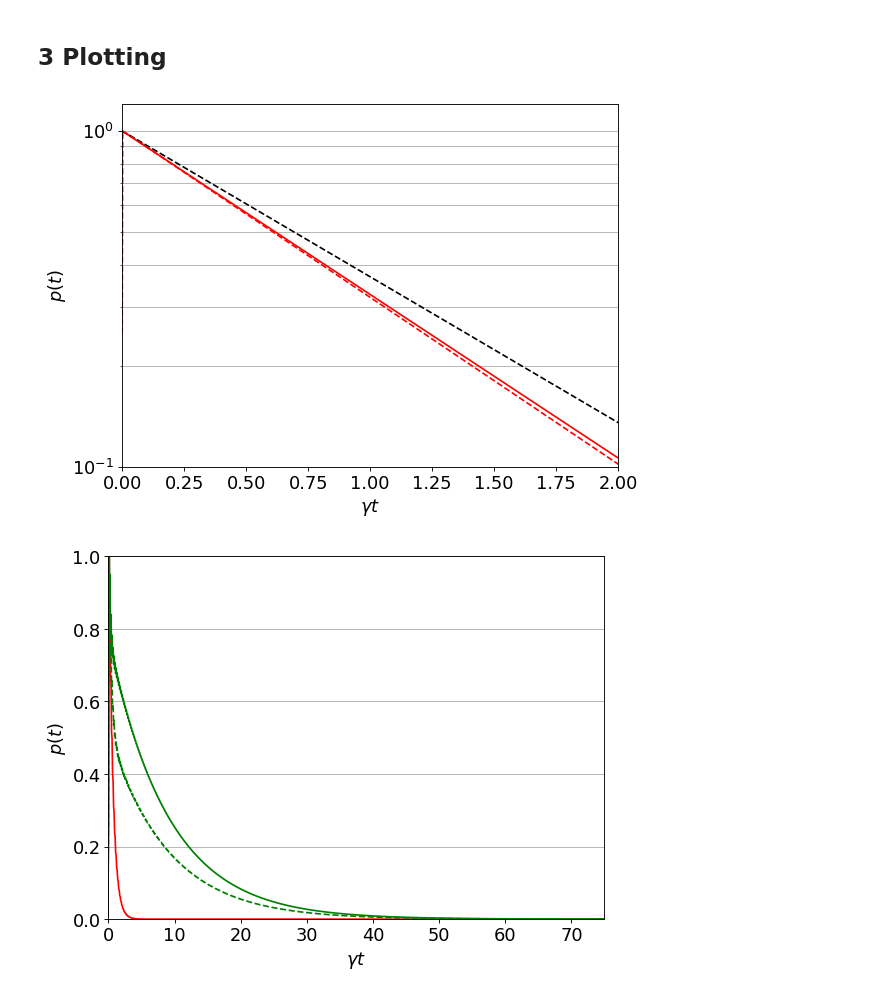
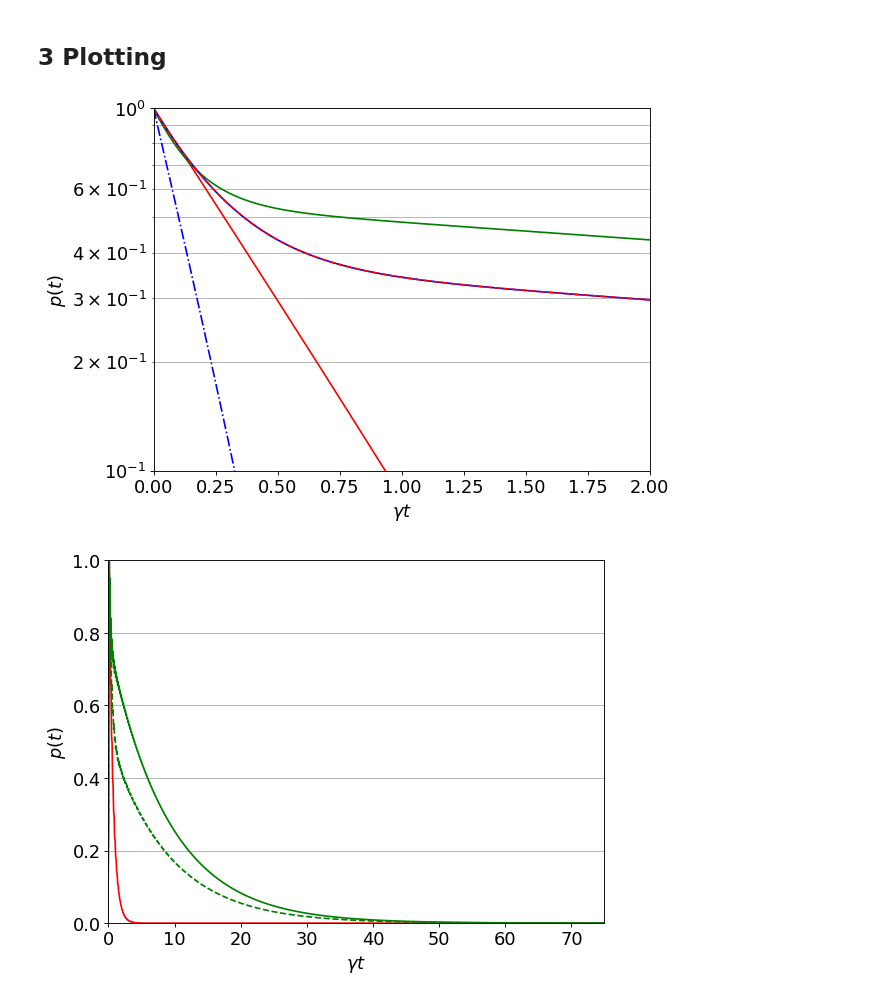
Before and after one commit to ViacheslavP/calculations, a Jupyter notebook: moller_evo.ipynb, the cells around one changed output. Drawn from its saved outputs; the diff is of its cells as text; code cells hidden in the pictures.

```diff
--- a/moller_evo.ipynb
+++ b/moller_evo.ipynb
@@ -134,9 +153,9 @@ ods.RADIATION_MODES_MODEL = True
 
 $$|i\rangle = \sum_{n\in\text{All atoms}} exp(\text{i} \pi n ) \times |g_1, g_2, ..., e_n, ... g_N\rangle$$
 # %%
-noa = 3
-ods.RADIATION_MODES_MODEL = 1
-ods.VACUUM_DECAY = 1
+
+ods.RADIATION_MODES_MODEL = 0
+ods.VACUUM_DECAY = 0
 ods.PAIRS = False
 ods.RANDOM_PHASE = False
 ods.PHASE = np.pi
@@ -167,7 +182,7 @@ Current ensemble calculation time is  2.7829082012176514 s
 # %%
 ods.RADIATION_MODES_MODEL = 0
 ods.VACUUM_DECAY = 0
-ods.PAIRS = True
+ods.PAIRS = False
 ods.RANDOM_PHASE = True
 ods.PHASE = np.pi
 args['nat'] = noa//3
@@ -213,7 +237,7 @@ ods.EDGE_STABILIY = False
 args['nat'] = noa
 args['s'] = 'resonator'
 args['d'] = 1.5
-ods.LMDA = 1.
+ods.LMDA = 0*1.
 resonator = ods.ensemble(**args)
 resonator.generate_ensemble()
 
@@ -229,14 +253,29 @@ for i in range(len(resonator.AtomicDecay[:, 0])):
 resDecay = np.dot(np.conj(np.transpose(rAD)), rAD).diagonal()
 
 rAD = np.zeros_like(resonator.AtomicDecay)
+
 for i in range(len(resonator.AtomicDecay[:, 0])):
 
     if isiinthemiddle(i, noa, False):
         _, rAD[i, :] = convolution(freq, resonator.AtomicDecay[i, :], np.ones_like(freq))
 
+shiftresDecay = np.dot(np.conj(np.transpose(rAD)), rAD).diagonal()
 
 
-shiftresDecay = np.dot(np.conj(np.transpose(rAD)), rAD).diagonal()
+ddRight_in = np.zeros_like(resonator.AtomicDecay[:,0])
+ddRight_full = np.zeros_like(resonator.AtomicDecay[:,0])
+
+for i in range(noa):
+    if isiinthemiddle(i, noa, False):
+        ddRight_in[i] = (-1)**i
+
+    ddRight_full[i] = (-1)**i
+
+t, blochIn = convolution(freq, np.dot(ddRight_in, resonator.AtomicDecay), np.ones_like(freq))
+inDecay = abs(blochIn)**2
+
+t, blochFull = convolution(freq, np.dot(ddRight_full, resonator.AtomicDecay), np.ones_like(freq))
+fullDecay = abs(blochFull)**2
 # %% [output]
 0.4465742137282849
 Dimensionality is too small to use CUDA
@@ -353,31 +392,32 @@ Current ensemble calculation time is  3.2534656524658203 s
 # %%
 plt.rcParams.update({'font.size': 16})
 plt.figure(num=None, figsize=(8, 6), dpi=80, facecolor='w', edgecolor='k')
 plt.grid(True, axis='y', which='both')
 plt.xlim([0,2])
-plt.ylim([0.1, 1.2])
+plt.ylim([0.1, 1.])
 plt.yscale('log')
 dcay = np.exp(-t)
 smtplot(t, (dickeDecay/dickeDecay.max()), 'r')
-#plt.plot(t, resDecay/resDecay.max()/0.8, 'g')
-#plt.plot(t, shiftresDecay/shiftresDecay.max()/0.8, 'g--')
-
+smtplot(t, resDecay/resDecay.max(), 'g')
+smtplot(t, shiftresDecay/shiftresDecay.max(), 'b-')
+smtplot(t, inDecay/inDecay.max(), 'r--')
+smtplot(t, fullDecay/fullDecay.max(), 'b-.')
 #plt.plot(t, extresDecay/resDecay.max()/0.8, 'g')
 #plt.plot(t, extshiftresDecay/shiftresDecay.max()/0.8/0.88, 'g--')
 #smtplot(t, dresDecay/dresDecay.max(), 'm-.')
 #smtplot(t, rresDecay/rresDecay.max(), 'c--')
-plt.plot(t, dcay, 'k--')
+#smtplot(t, dcay, 'k--')
 #plt.plot(t, sidemDecay/sidemDecay.max(), 'b')
-smtplot(t, bigResDecay, 'r--')
+#smtplot(t, bigResDecay, 'r--')
 #smtplot(t, bigSidemDecay/bigSidemDecay.max(), 'r-.')
 plt.xlabel(r'$\gamma t$')
 plt.ylabel(r'$p(t)$')
 plt.savefig(CSVPATH + 'ms_stableedg.svg')
 plt.show()
 
 #shiftresDecay = resDecay.copy()
 # %% [output]
-[figure, old version]
+[figure, new version]
 # %%
 plt.rcParams.update({'font.size': 16})
 plt.figure(num=None, figsize=(8, 6), dpi=80, facecolor='w', edgecolor='k')
```
Also changed, not shown: parts of 7 cells of this notebook, 1 other file.
